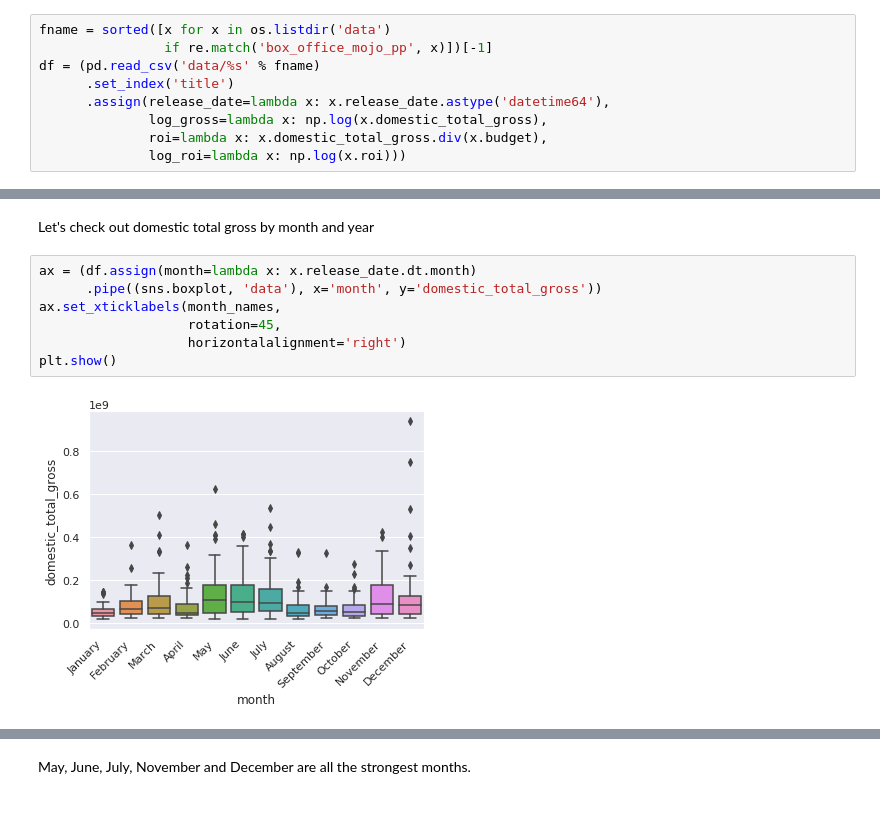
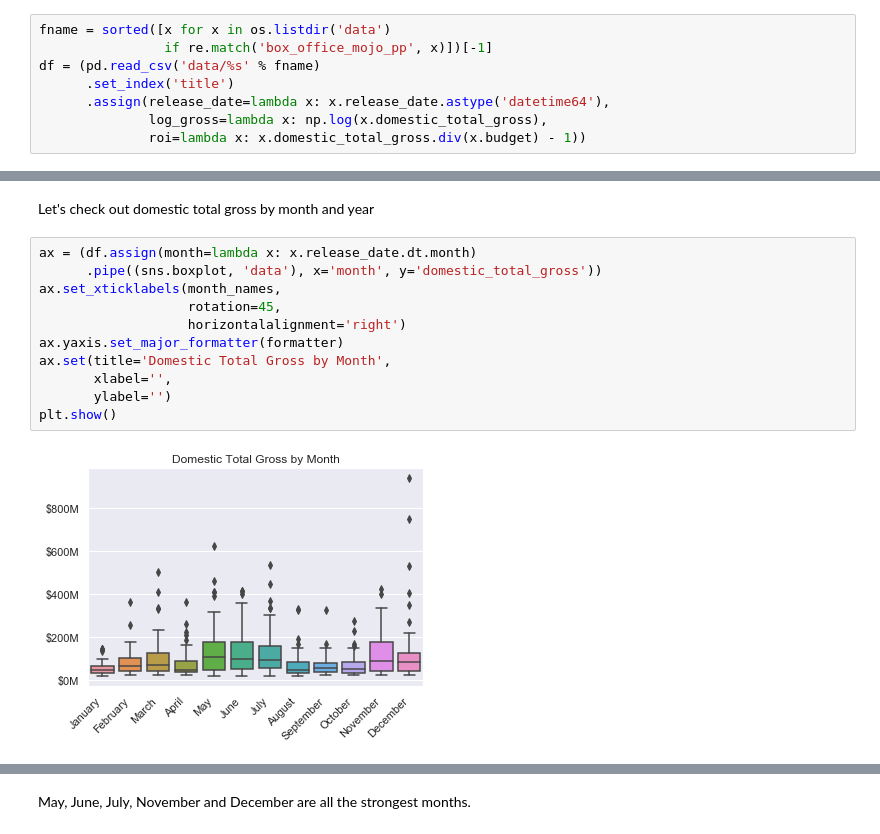
Before and after one commit to bfitzpa5/Metis_Projects, a Jupyter notebook: 02-luther/luther_eda.ipynb, the cells around one changed output, grey strips where cells are left out. Cells and saved outputs as stored; diff of their text form.

Commit message:
Clean up luther_eda with final visuals

```diff
--- a/02-luther/luther_eda.ipynb
+++ b/02-luther/luther_eda.ipynb
@@ -23,8 +23,7 @@ df = (pd.read_csv('data/%s' % fname)
       .set_index('title')
       .assign(release_date=lambda x: x.release_date.astype('datetime64'),
               log_gross=lambda x: np.log(x.domestic_total_gross),
-              roi=lambda x: x.domestic_total_gross.div(x.budget),
-              log_roi=lambda x: np.log(x.roi)))
+              roi=lambda x: x.domestic_total_gross.div(x.budget) - 1))
 # %% [markdown]
 ## Features
 # %% [markdown]
@@ -237,9 +243,13 @@ Let's check out domestic total gross by month and year
 # %%
 ax = (df.assign(month=lambda x: x.release_date.dt.month)
       .pipe((sns.boxplot, 'data'), x='month', y='domestic_total_gross'))
 ax.set_xticklabels(month_names,
                    rotation=45,
                    horizontalalignment='right')
+ax.yaxis.set_major_formatter(formatter)
+ax.set(title='Domestic Total Gross by Month',
+       xlabel='',
+       ylabel='')
 plt.show()
 # %% [output]
-[figure, old version]
+[figure, new version]
```
Also changed, not shown: parts of 58 cells of this notebook.
